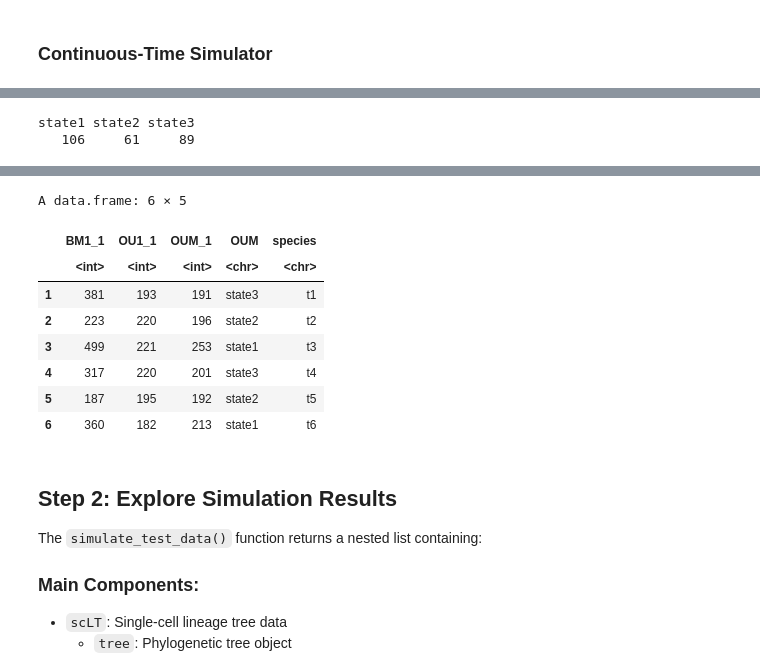
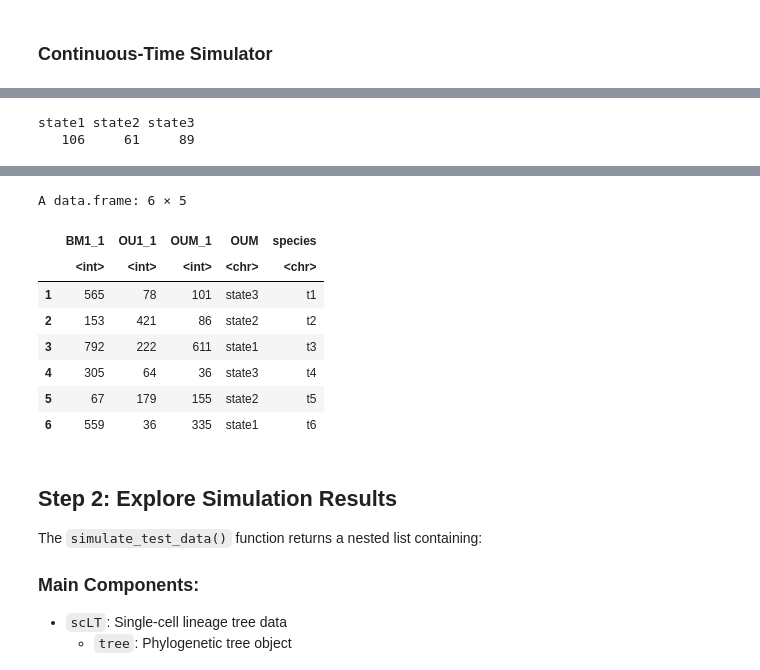
Before and after one commit to hrstuart/SCOUT, a Jupyter notebook: examples/SimulationAndAnalysisVignette.ipynb, the cells around one changed output, grey strips where cells are left out. Saved outputs shown, nothing was run; the diff lists cells and outputs as text; code cells hidden in the pictures.

Commit message:
SimulationAndAnalysis: use param_mode = 'affine' in simulate_test_data()
Co-Authored-By: Claude Opus 5.5 <noreply@anthropic.com>

```diff
--- a/examples/SimulationAndAnalysisVignette.ipynb
+++ b/examples/SimulationAndAnalysisVignette.ipynb
@@ -92,6 +92,7 @@ sim.res <- simulate_test_data(ngenes = 30, # number of genes to simulat per regi
                               tree ='((t3:1, t4:1):1);', # cell state tree
                               outdir = './simulate_data', # output directory
                               out_prefix = 'sim_test', # prefix for output files
+                              param_mode = 'affine',
                               a = c(0.5, 1, 1.5), # alpha parameters to simulate
                               s = c(0.1, 0.5, 1), # sigma parameters to simulate
                               t0 = 3,  # initial theta value for OUwie.sim
@@ -129,6 +130,7 @@ sim.hbd <- simulate_test_data(ngenes = 30,
                                 tree = hbd_tree,
                                 outdir = outdir,
                                 out_prefix = 'sim_hbd',
+                                param_mode = 'affine',
                                 a = 1, s = 1,
                                 t0 = 5,
                                 theta_step = 2,
@@ -145,12 +147,12 @@ state1 state2 state3
 A data.frame: 6 × 5
 |  | BM1_1 | OU1_1 | OUM_1 | OUM | species |
 |  | <int> | <int> | <int> | <chr> | <chr> |
-| 1 | 381 | 193 | 191 | state3 | t1 |
-| 2 | 223 | 220 | 196 | state2 | t2 |
-| 3 | 499 | 221 | 253 | state1 | t3 |
-| 4 | 317 | 220 | 201 | state3 | t4 |
-| 5 | 187 | 195 | 192 | state2 | t5 |
-| 6 | 360 | 182 | 213 | state1 | t6 |
+| 1 | 565 | 78 | 101 | state3 | t1 |
+| 2 | 153 | 421 | 86 | state2 | t2 |
+| 3 | 792 | 222 | 611 | state1 | t3 |
+| 4 | 305 | 64 | 36 | state3 | t4 |
+| 5 | 67 | 179 | 155 | state2 | t5 |
+| 6 | 559 | 36 | 335 | state1 | t6 |
 # %% [markdown]
 ## Step 2: Explore Simulation Results
 
```
Also changed, not shown: parts of 3 cells of this notebook.
